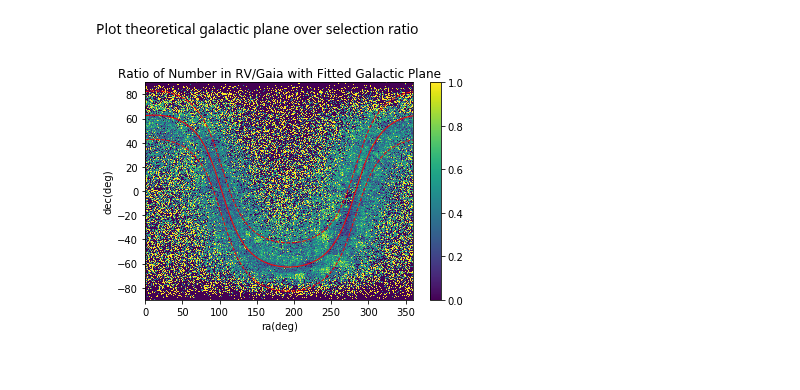
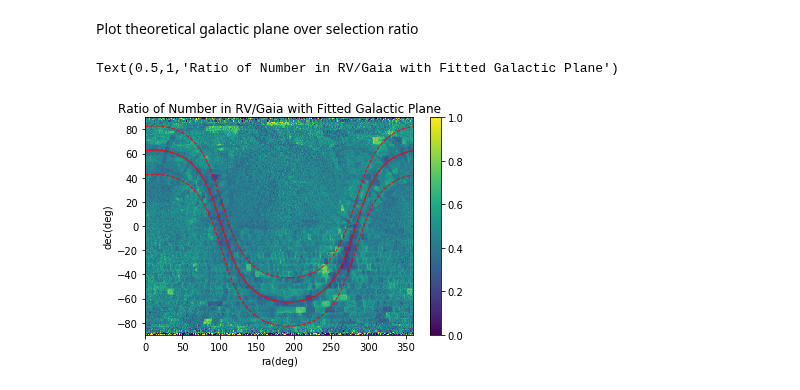
Before and after one commit to mwbub/Gaia-I3, a Jupyter notebook: Code/selection/parallax selection with galactic plane/Selection with Galactic Plane.ipynb, the cells around one changed output. Drawn from its saved outputs; the diff is of its cells as text; code cells hidden in the pictures.

```diff
--- a/Code/selection/parallax selection with galactic plane/Selection with Galactic Plane.ipynb
+++ b/Code/selection/parallax selection with galactic plane/Selection with Galactic Plane.ipynb
@@ -32,8 +32,8 @@ gmag_rv = data_rv["phot_g_mean_mag"] # magnitude
 color_rv = data_rv["bp_rp"] # magnitude
 
 #set variables for histogram
-ra_pixel = 0.15 # degree
-dec_pixel = 0.15 # degree
+ra_pixel = 1 # degree
+dec_pixel = 1 # degree
 ra_min = min(np.min(ra_g), np.min(ra_rv))
 dec_min = min(np.min(dec_g), np.min(dec_rv))
 ra_max = max(np.max(ra_g), np.max(ra_rv))
@@ -135,14 +136,15 @@ Plot theoretical galactic plane over selection ratio
 # %%
 plt.figure(5)
 plt.pcolor(ra_v, dec_v, z)
 plt.plot(ra_plane, dec_plane, c = "red", linewidth = 1)
 plt.plot(ra_plane, dec_plane+20., c = "red", linestyle = '--', linewidth = 1)
-plt.plot(ra_plane, dec_plane-20,c = "red", linestyle = '--', linewidth = 1)
+plt.plot(ra_plane, dec_plane-20.,c = "red", linestyle = '--', linewidth = 1)
 plt.colorbar()
 plt.xlim(0,360)
 plt.xlabel('ra(deg)')
 plt.ylabel('dec(deg)')
 plt.title("Ratio of Number in RV/Gaia with Fitted Galactic Plane")
-plt.savefig("Ratio of Number in RV Gaia with Fitted Galactic Plane.png")
+#plt.savefig("Ratio of Number in RV Gaia with Fitted Galactic Plane.png")
 # %% [output]
+Text(0.5,1,'Ratio of Number in RV/Gaia with Fitted Galactic Plane')
-[figure, old version]
+[figure, new version]
```
Also changed, not shown: parts of 3 cells of this notebook.
